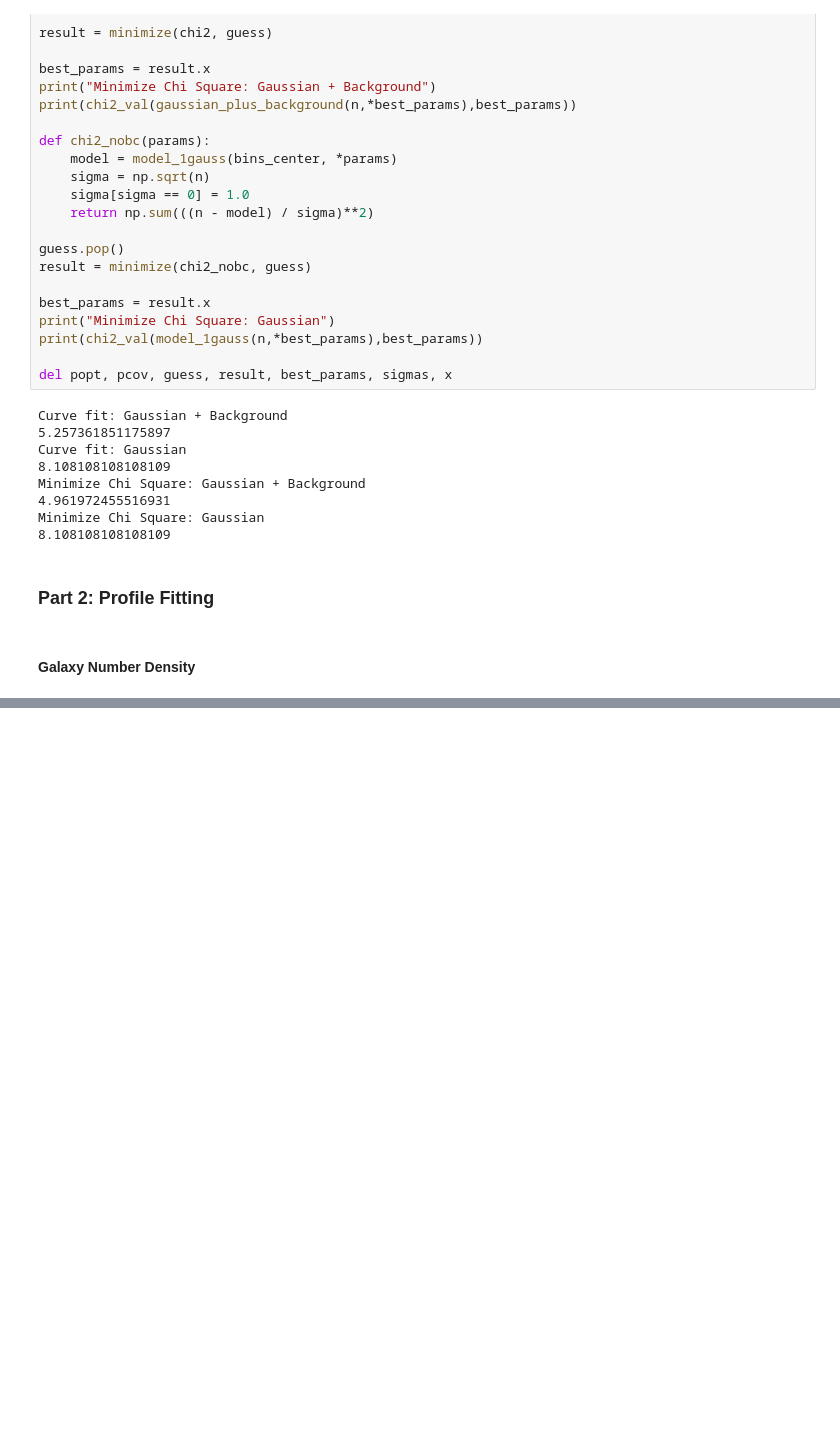
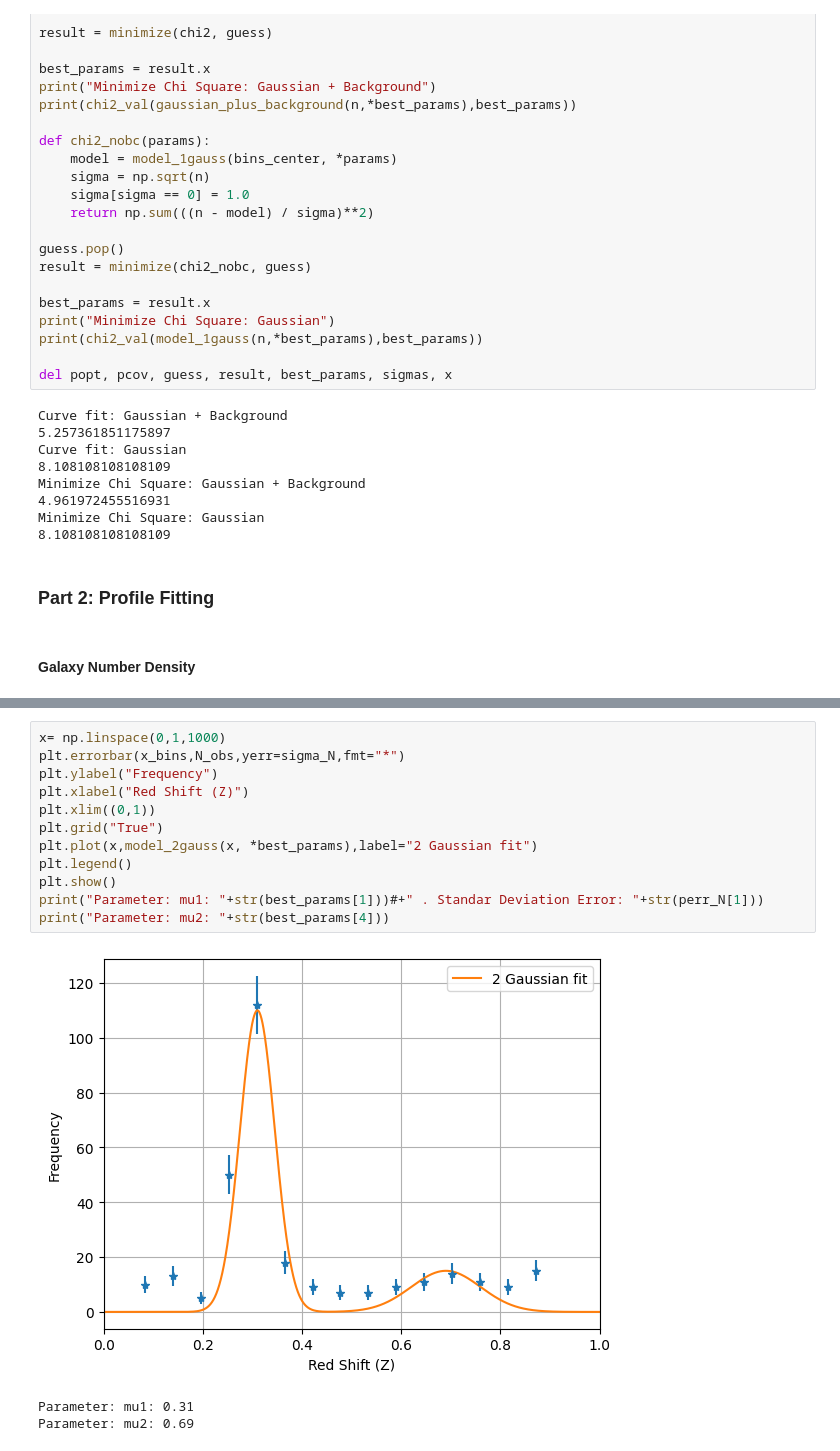
Before and after one commit to jdgv1709/Statistical-Analysis-of-the-Bullet-Cluster-Statistics-1-Course, a Jupyter notebook: Final Exam.ipynb, the cells around one changed output, grey strips where cells are left out. Saved outputs shown, nothing was run; the diff lists cells and outputs as text; blank space fills up the shorter version.

```diff
--- a/Final Exam.ipynb
+++ b/Final Exam.ipynb
@@ -214,0 +254,16 @@ Parameter: Sigma_cl: 0.027624061335812525 . Standar Deviation Error: 0.001257605
+# %%
+x= np.linspace(0,1,1000)
+plt.errorbar(x_bins,N_obs,yerr=sigma_N,fmt="*")
+plt.ylabel("Frequency")
+plt.xlabel("Red Shift (Z)")
+plt.xlim((0,1))
+plt.grid("True")
+plt.plot(x,model_2gauss(x, *best_params),label="2 Gaussian fit")
+plt.legend()
+plt.show()
+print("Parameter: mu1: "+str(best_params[1]))#+" . Standar Deviation Error: "+str(perr_N[1]))
+print("Parameter: mu2: "+str(best_params[4]))
+# %% [output]
+[figure, added]
+Parameter: mu1: 0.31
+Parameter: mu2: 0.69
```
Also changed, not shown: parts of 13 cells of this notebook.
